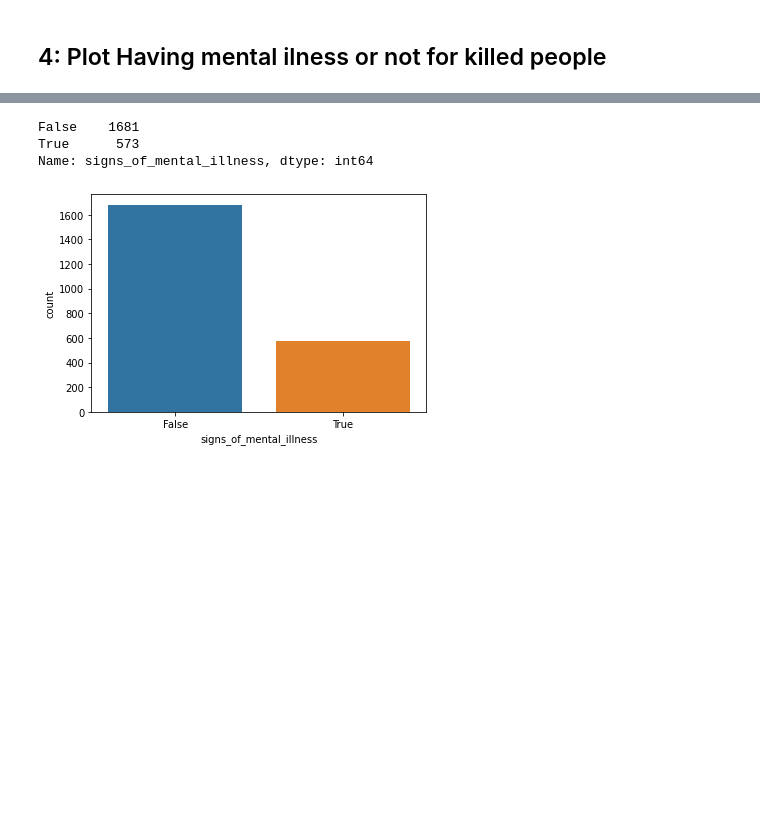
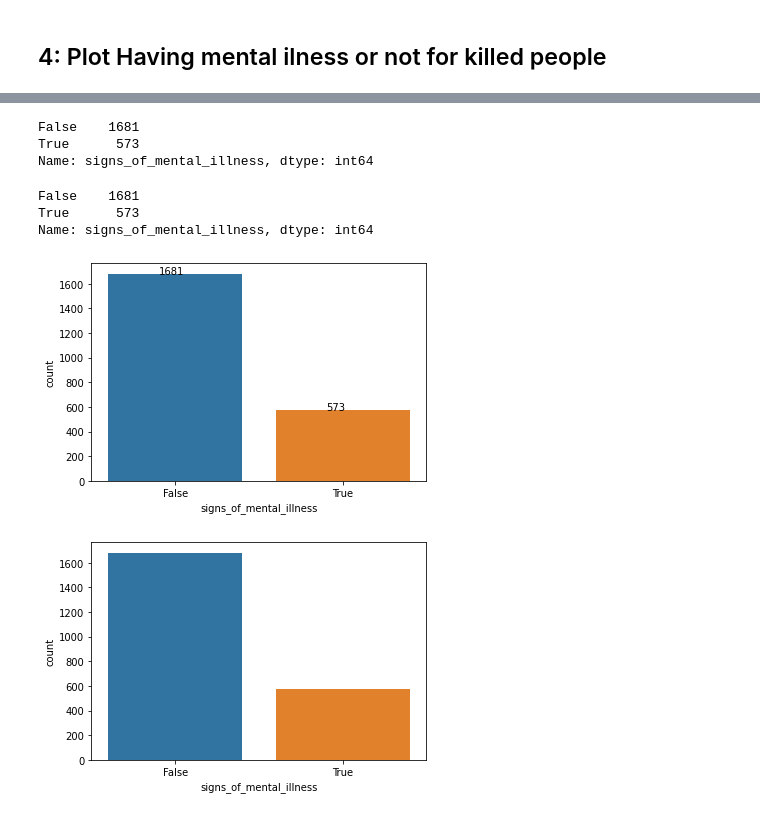
Before and after one commit to bulent-1111/Data_Science, a Jupyter notebook: Data_Visualization/Seaborn/LAB_2_Assignment_2_student.ipynb, the cells around one changed output, grey strips where cells are left out. Drawn from its saved outputs; the diff is of its cells as text; code cells hidden in the pictures; blank space fills up the shorter version.

Commit message:
Python Data Visualization code added

```diff
--- a/Data_Visualization/Seaborn/LAB_2_Assignment_2_student.ipynb
+++ b/Data_Visualization/Seaborn/LAB_2_Assignment_2_student.ipynb
@@ -305,8 +312,24 @@ for p in ax.patches:
+# %%
+kill['signs_of_mental_illness'].value_counts()
+# %% [output]
+False    1681
+True      573
+Name: signs_of_mental_illness, dtype: int64
 # %%
 # %% [output]
 False    1681
 True      573
 Name: signs_of_mental_illness, dtype: int64
+# %%
+mental = kill['signs_of_mental_illness'].value_counts()
+fig, ax = plt.subplots()
+ax = sns.countplot(x='signs_of_mental_illness', data=kill, order=mental.index)
+ax.set_ylabel("count")
+ax.set_xlabel("signs_of_mental_illness")
+for p in ax.patches:
+    ax.annotate(int(p.get_height()), (p.get_x()+0.3, p.get_height()+0.4));
+# %% [output]
+[figure, added]
 # %%
 # with seaborn
 # %% [output]
```
Also changed, not shown: parts of 6 cells of this notebook.
